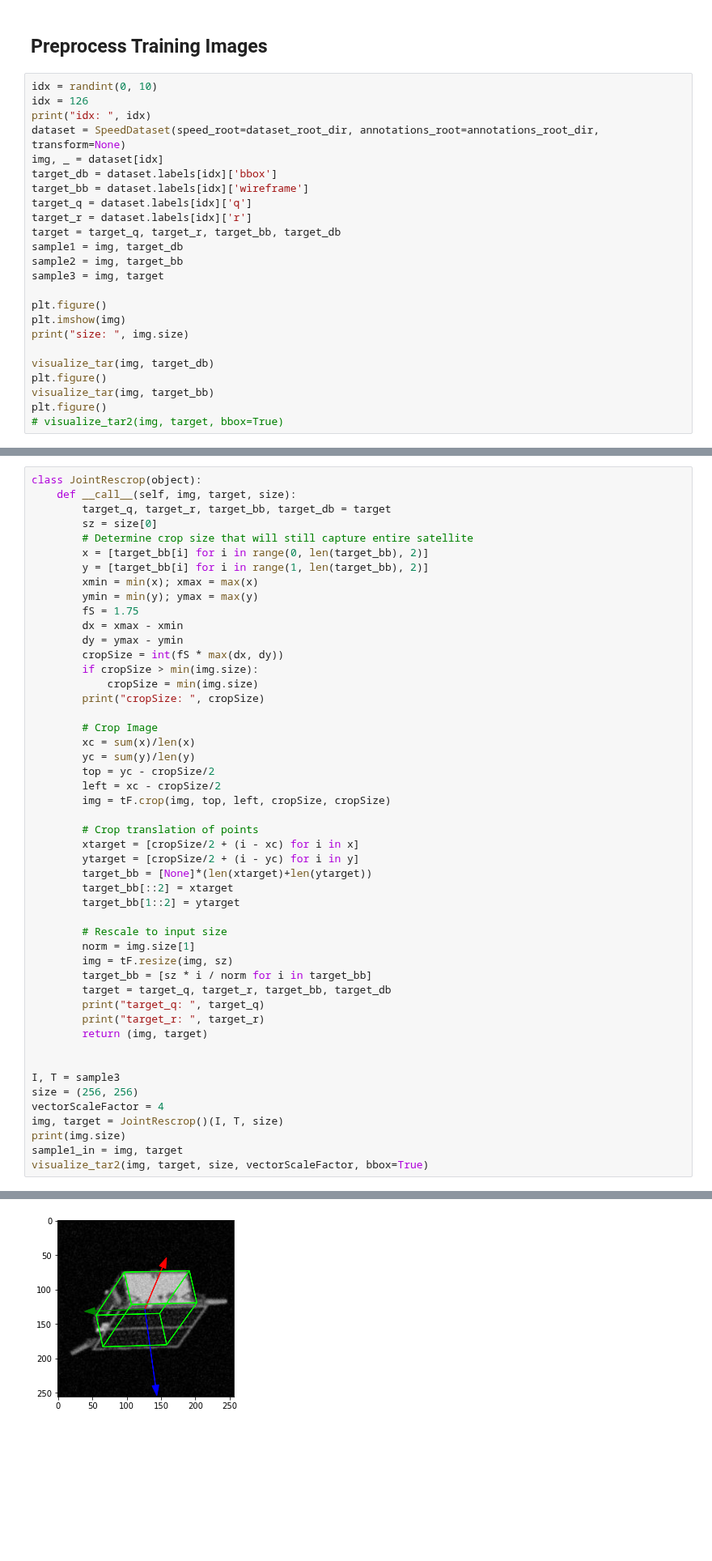
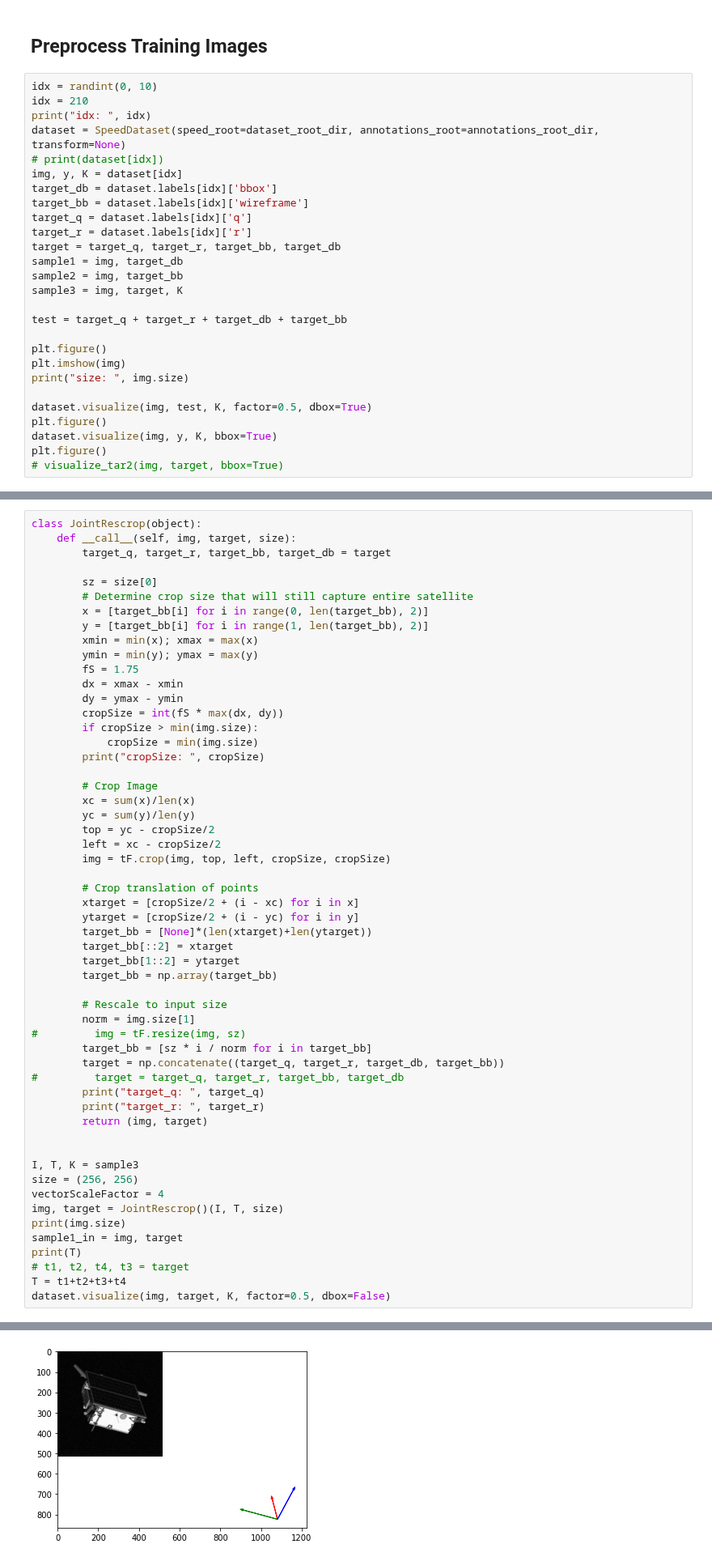
Before and after one commit to jazzalin/spacecraft-pose-estimation, a Jupyter notebook: model/data_augmentation.ipynb, the cells around one changed output, grey strips where cells are left out. Shown at 81% size. Cells and saved outputs as stored; diff of their text form; blank space fills up the shorter version.

```diff
--- a/model/data_augmentation.ipynb
+++ b/model/data_augmentation.ipynb
@@ -29,10 +29,11 @@ annotations_root_dir = '../annotations'
 ## Preprocess Training Images
 # %%
 idx = randint(0, 10)
-idx = 126
+idx = 210
 print("idx: ", idx)
 dataset = SpeedDataset(speed_root=dataset_root_dir, annotations_root=annotations_root_dir, transform=None)
-img, _ = dataset[idx]
+# print(dataset[idx])
+img, y, K = dataset[idx]
 target_db = dataset.labels[idx]['bbox']
 target_bb = dataset.labels[idx]['wireframe']
 target_q = dataset.labels[idx]['q']
@@ -40,15 +41,17 @@ target_r = dataset.labels[idx]['r']
 target = target_q, target_r, target_bb, target_db
 sample1 = img, target_db
 sample2 = img, target_bb
-sample3 = img, target
+sample3 = img, target, K
+
+test = target_q + target_r + target_db + target_bb
 
 plt.figure()
 plt.imshow(img)
 print("size: ", img.size)
 
-visualize_tar(img, target_db)
+dataset.visualize(img, test, K, factor=0.5, dbox=True)
 plt.figure()
-visualize_tar(img, target_bb)
+dataset.visualize(img, y, K, bbox=True)
 plt.figure()
 # visualize_tar2(img, target, bbox=True)
 # %% [output]
@@ -67,6 +69,7 @@ This class should take a img, target pair and then apply a combination of square
 class JointRescrop(object):
     def __call__(self, img, target, size):
         target_q, target_r, target_bb, target_db = target
+
         sz = size[0]
         # Determine crop size that will still capture entire satellite
         x = [target_bb[i] for i in range(0, len(target_bb), 2)]
@@ -94,22 +97,27 @@ class JointRescrop(object):
         target_bb = [None]*(len(xtarget)+len(ytarget))
         target_bb[::2] = xtarget
         target_bb[1::2] = ytarget
+        target_bb = np.array(target_bb)
 
         # Rescale to input size
         norm = img.size[1]
-        img = tF.resize(img, sz)
+#         img = tF.resize(img, sz)
         target_bb = [sz * i / norm for i in target_bb]
-        target = target_q, target_r, target_bb, target_db
+        target = np.concatenate((target_q, target_r, target_db, target_bb))
+#         target = target_q, target_r, target_bb, target_db
         print("target_q: ", target_q)
         print("target_r: ", target_r)
         return (img, target)
 
 
-I, T = sample3
+I, T, K = sample3
 size = (256, 256)
 vectorScaleFactor = 4
 img, target = JointRescrop()(I, T, size)
 print(img.size)
 sample1_in = img, target
-visualize_tar2(img, target, size, vectorScaleFactor, bbox=True)
+print(T)
+# t1, t2, t4, t3 = target
+T = t1+t2+t3+t4
+dataset.visualize(img, target, K, factor=0.5, dbox=False)
 # %% [output]
@@ -120,4 +130,4 @@ target_r:  [-0.082061, 0.016849, 20.767683]
-[figure, old version]
+[figure, new version]
 # %% [markdown]
 #### (b) Implement JointHFlip
 
```
Also changed, not shown: parts of 5 cells of this notebook.
